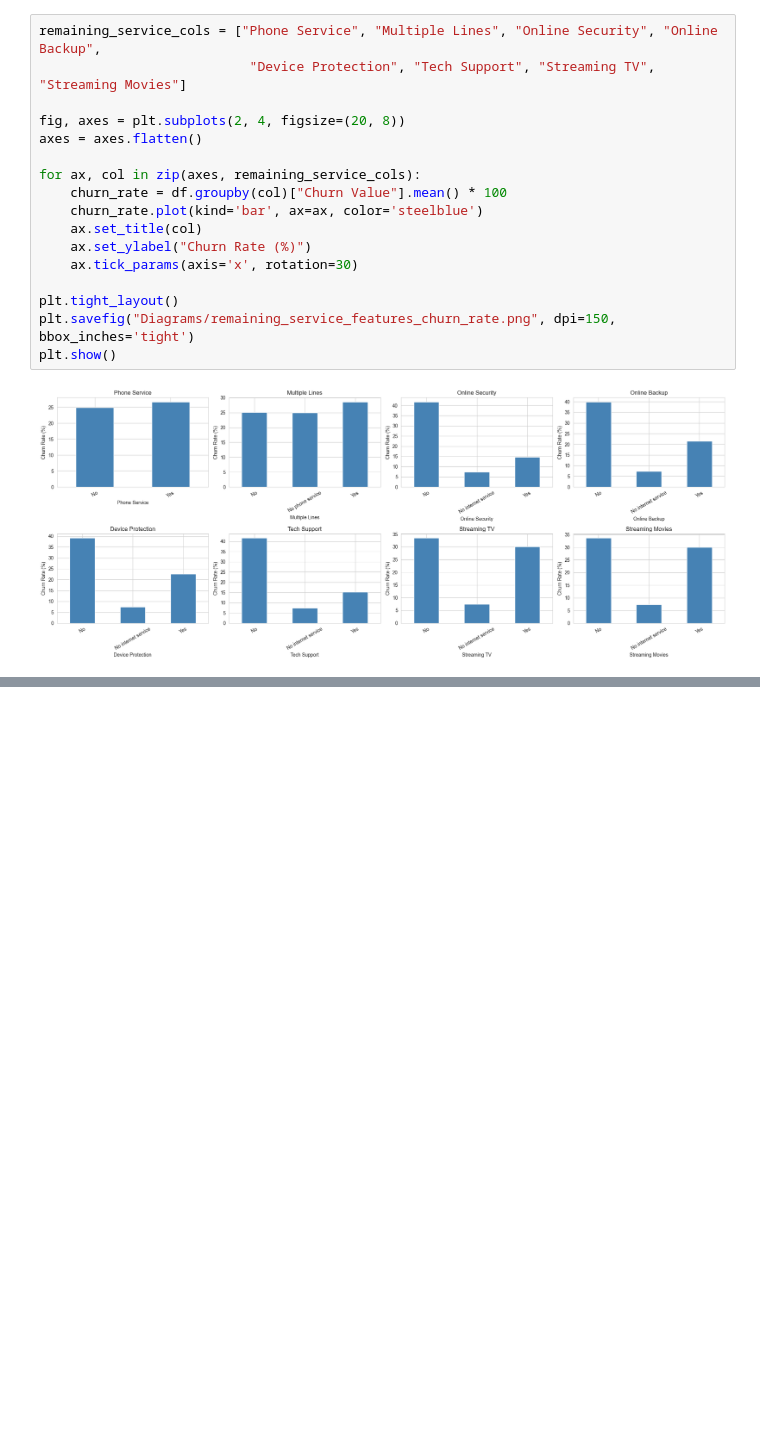
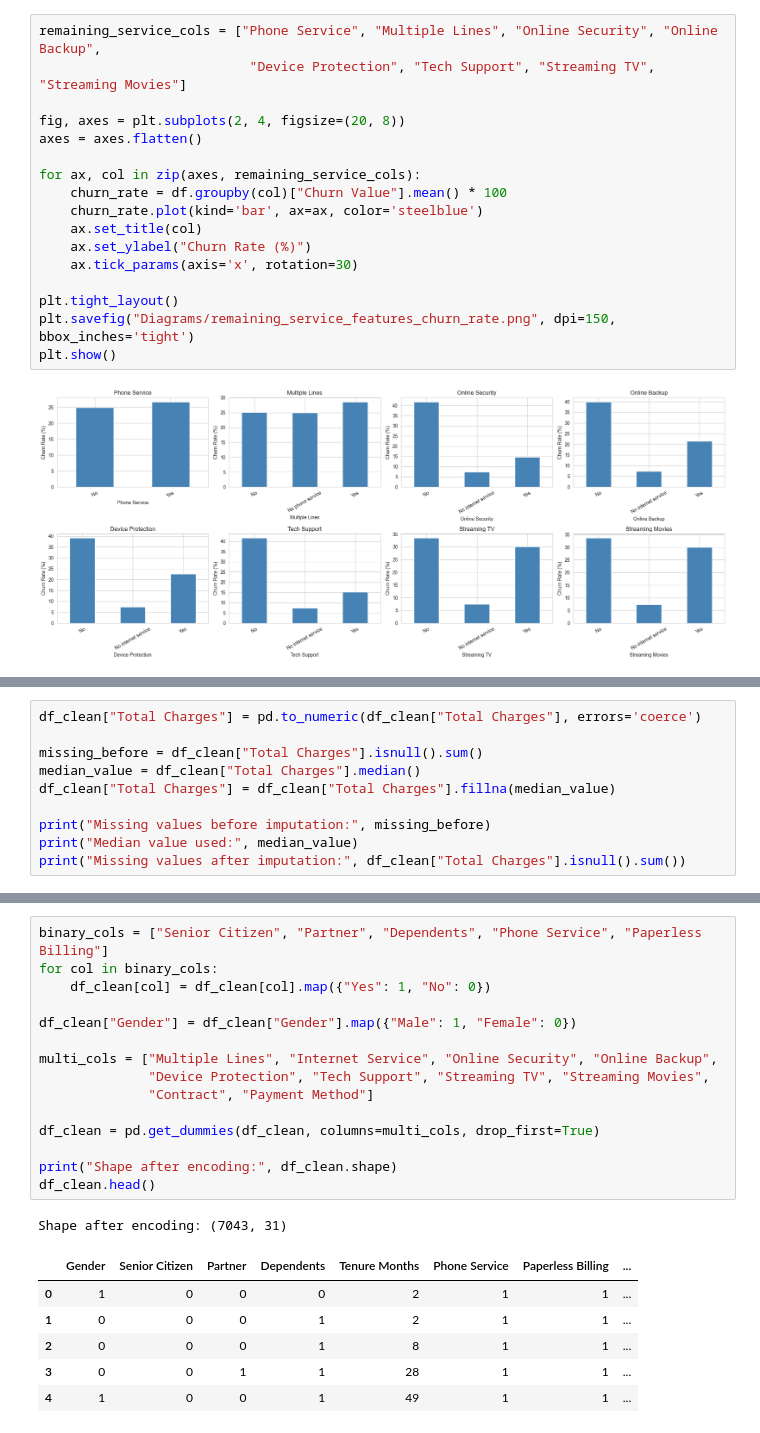
Before and after one commit to ST10294145/Customer-Churn-Data-Analysis, a Jupyter notebook: churn_data.ipynb, the cells around one changed output, grey strips where cells are left out. Cells and saved outputs as stored; diff of their text form; blank space fills up the shorter version.

```diff
--- a/churn_data.ipynb
+++ b/churn_data.ipynb
@@ -323,0 +369,10 @@ plt.show()
+# %%
+df_clean["Total Charges"] = pd.to_numeric(df_clean["Total Charges"], errors='coerce')
+
+missing_before = df_clean["Total Charges"].isnull().sum()
+median_value = df_clean["Total Charges"].median()
+df_clean["Total Charges"] = df_clean["Total Charges"].fillna(median_value)
+
+print("Missing values before imputation:", missing_before)
+print("Median value used:", median_value)
+print("Missing values after imputation:", df_clean["Total Charges"].isnull().sum())
@@ -323,0 +387,23 @@ plt.show()
+# %%
+binary_cols = ["Senior Citizen", "Partner", "Dependents", "Phone Service", "Paperless Billing"]
+for col in binary_cols:
+    df_clean[col] = df_clean[col].map({"Yes": 1, "No": 0})
+
+df_clean["Gender"] = df_clean["Gender"].map({"Male": 1, "Female": 0})
+
+multi_cols = ["Multiple Lines", "Internet Service", "Online Security", "Online Backup",
+              "Device Protection", "Tech Support", "Streaming TV", "Streaming Movies",
+              "Contract", "Payment Method"]
+
+df_clean = pd.get_dummies(df_clean, columns=multi_cols, drop_first=True)
+
+print("Shape after encoding:", df_clean.shape)
+df_clean.head()
+# %% [output]
+Shape after encoding: (7043, 31)
+|  | Gender | Senior Citizen | Partner | Dependents | Tenure Months | Phone Service | Paperless Billing | ... |
+| 0 | 1 | 0 | 0 | 0 | 2 | 1 | 1 | ... |
+| 1 | 0 | 0 | 0 | 1 | 2 | 1 | 1 | ... |
+| 2 | 0 | 0 | 0 | 1 | 8 | 1 | 1 | ... |
+| 3 | 0 | 0 | 1 | 1 | 28 | 1 | 1 | ... |
+| 4 | 1 | 0 | 0 | 1 | 49 | 1 | 1 | ... |
```
Also changed, not shown: parts of 11 cells of this notebook, 1 other file.
